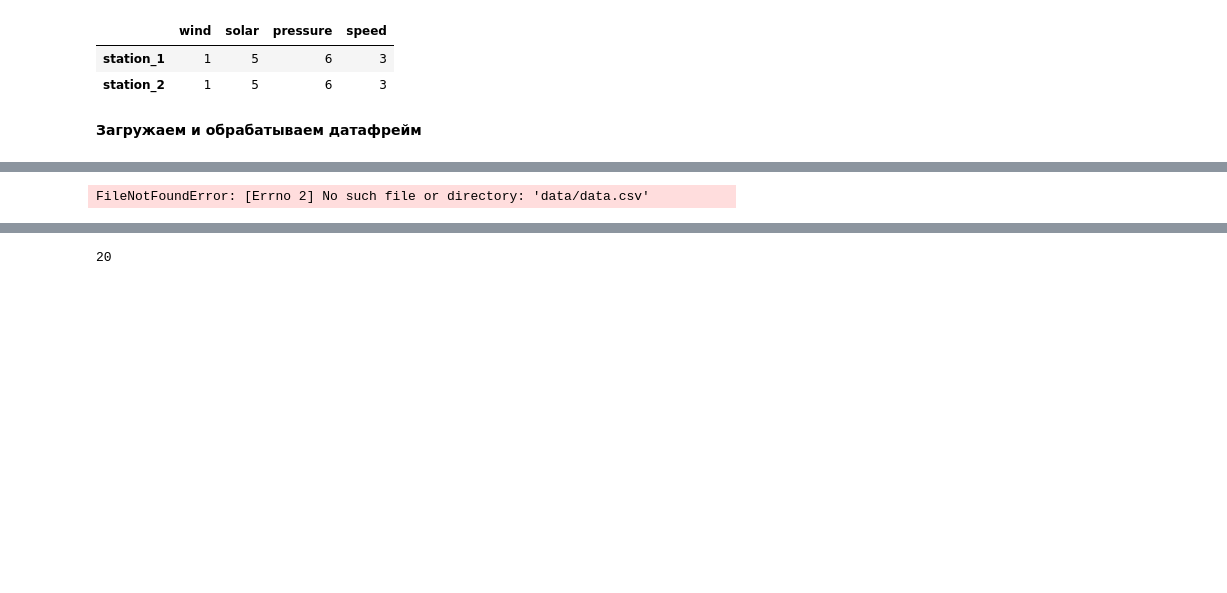
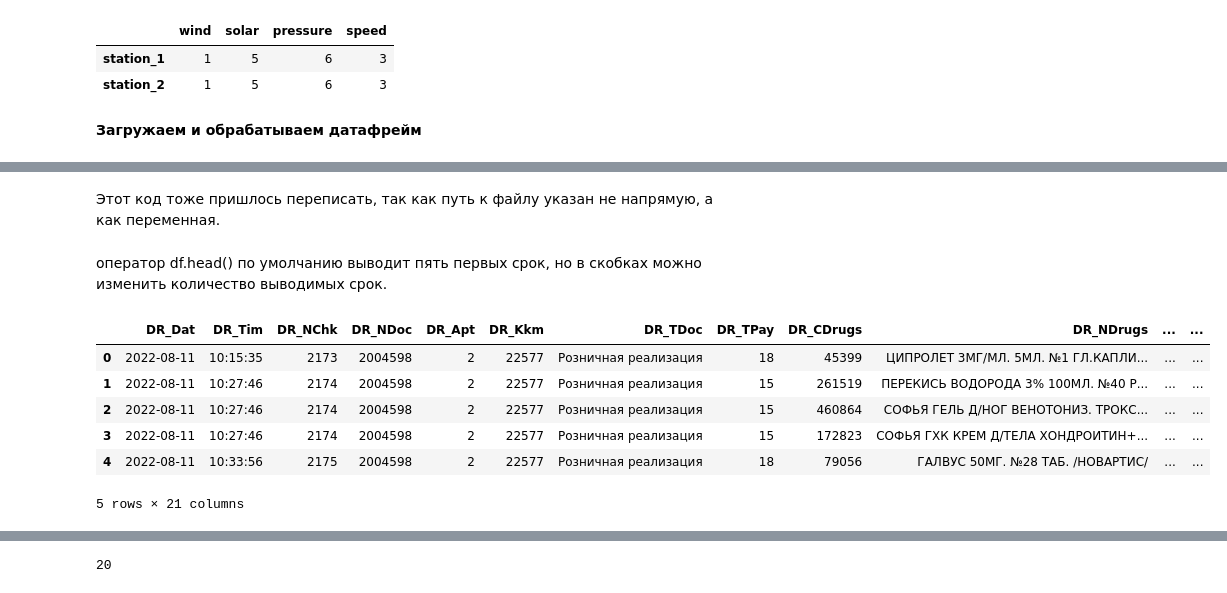
Before and after one commit to Vadim-Dubrovskii/Vadim-Learn, a Jupyter notebook: data/explore.ipynb, the cells around one changed output, grey strips where cells are left out. Drawn from its saved outputs; the diff is of its cells as text; code cells hidden in the pictures; blank space fills up the shorter version.

```diff
--- a/data/explore.ipynb
+++ b/data/explore.ipynb
@@ -20,4 +30,16 @@ pd.DataFrame([[1,5,6,3], [1,5,6,3]], index=['station_1', 'station_2'], columns=[
 # %%
-df = pd.read_csv('data/data.csv', encoding='1251')
+df = pd.read_csv(file_path, encoding='cp1251')
-# %% [output]
-FileNotFoundError: [Errno 2] No such file or directory: 'data/data.csv'
+# %% [markdown]
+Этот код тоже пришлось переписать, так как путь к файлу указан не напрямую, а как переменная.
+# %% [markdown]
+оператор df.head() по умолчанию выводит пять первых срок, но в скобках можно изменить количество выводимых срок.
+# %%
+df.head()
+# %% [output]
+|  | DR_Dat | DR_Tim | DR_NChk | DR_NDoc | DR_Apt | DR_Kkm | DR_TDoc | DR_TPay | DR_CDrugs | DR_NDrugs | ... | ... |
+| 0 | 2022-08-11 | 10:15:35 | 2173 | 2004598 | 2 | 22577 | Розничная реализация | 18 | 45399 | ЦИПРОЛЕТ 3МГ/МЛ. 5МЛ. №1 ГЛ.КАПЛИ... | ... | ... |
+| 1 | 2022-08-11 | 10:27:46 | 2174 | 2004598 | 2 | 22577 | Розничная реализация | 15 | 261519 | ПЕРЕКИСЬ ВОДОРОДА 3% 100МЛ. №40 Р... | ... | ... |
+| 2 | 2022-08-11 | 10:27:46 | 2174 | 2004598 | 2 | 22577 | Розничная реализация | 15 | 460864 | СОФЬЯ ГЕЛЬ Д/НОГ ВЕНОТОНИЗ. ТРОКС... | ... | ... |
+| 3 | 2022-08-11 | 10:27:46 | 2174 | 2004598 | 2 | 22577 | Розничная реализация | 15 | 172823 | СОФЬЯ ГХК КРЕМ Д/ТЕЛА ХОНДРОИТИН+... | ... | ... |
+| 4 | 2022-08-11 | 10:33:56 | 2175 | 2004598 | 2 | 22577 | Розничная реализация | 18 | 79056 | ГАЛВУС 50МГ. №28 ТАБ. /НОВАРТИС/ | ... | ... |
+5 rows × 21 columns
```
Also changed, not shown: parts of 20 cells of this notebook.
